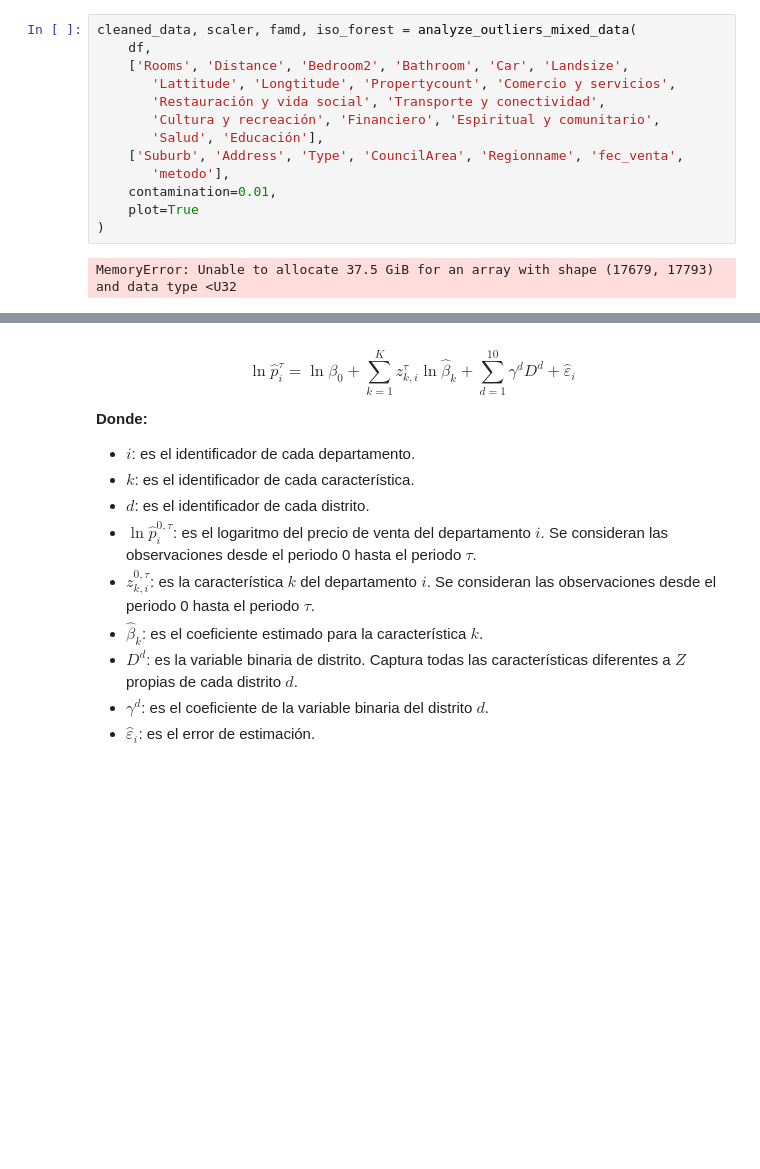
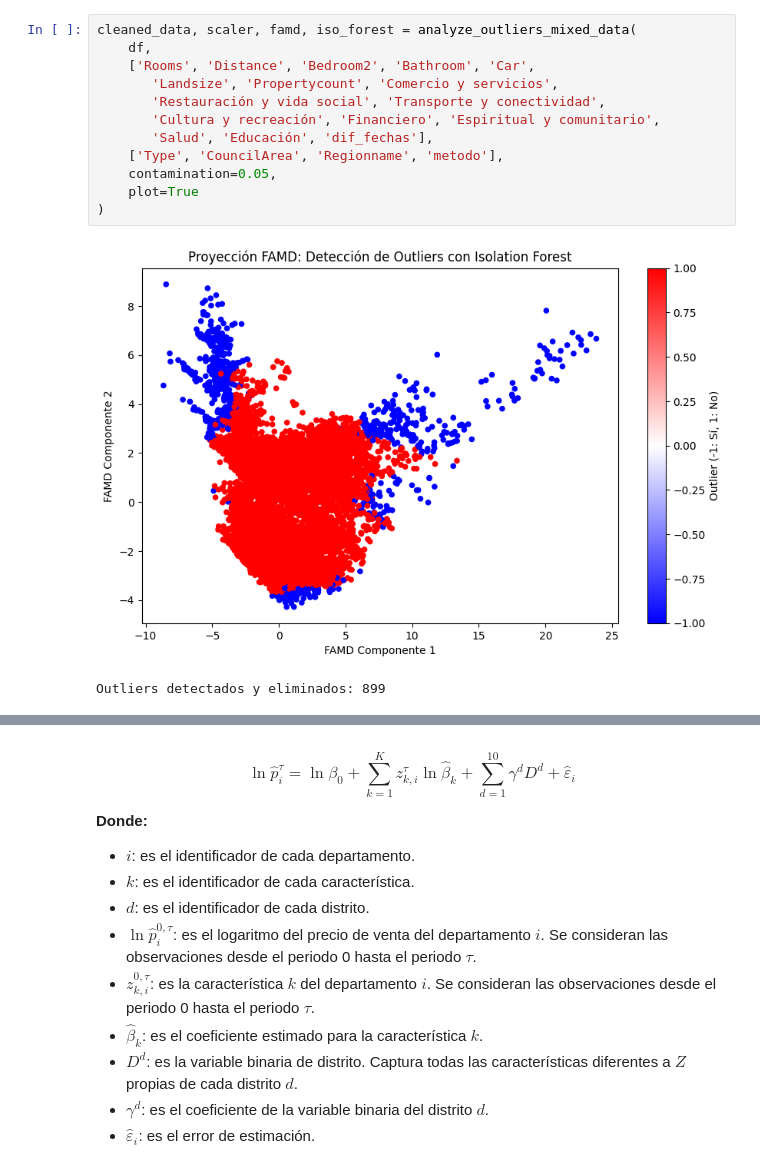
Before and after one commit to carlosrondanp/real_state_analytics-Melbourne, a Jupyter notebook: notebooks/dimensionamiento.ipynb, the cells around one changed output, grey strips where cells are left out. Drawn from its saved outputs; the diff is of its cells as text; blank space fills up the shorter version.

```diff
--- a/notebooks/dimensionamiento.ipynb
+++ b/notebooks/dimensionamiento.ipynb
@@ -124,16 +95,16 @@ Index(['Suburb', 'Address', 'Type', 'CouncilArea', 'Regionname', 'fec_venta',
 # %%
 cleaned_data, scaler, famd, iso_forest = analyze_outliers_mixed_data(
     df,
-    ['Rooms', 'Distance', 'Bedroom2', 'Bathroom', 'Car', 'Landsize',
-       'Lattitude', 'Longtitude', 'Propertycount', 'Comercio y servicios',
+    ['Rooms', 'Distance', 'Bedroom2', 'Bathroom', 'Car',
+       'Landsize', 'Propertycount', 'Comercio y servicios',
        'Restauración y vida social', 'Transporte y conectividad',
        'Cultura y recreación', 'Financiero', 'Espiritual y comunitario',
-       'Salud', 'Educación'],
-    ['Suburb', 'Address', 'Type', 'CouncilArea', 'Regionname', 'fec_venta',
-       'metodo'],
-    contamination=0.01,
+       'Salud', 'Educación', 'dif_fechas'],
+    ['Type', 'CouncilArea', 'Regionname', 'metodo'],
+    contamination=0.05,
     plot=True
 )
 # %% [output]
+[figure, added]
-MemoryError: Unable to allocate 37.5 GiB for an array with shape (17679, 17793) and data type <U32
+Outliers detectados y eliminados: 899
 # %%
```
Also changed, not shown: parts of 16 cells of this notebook, 2 other files.
